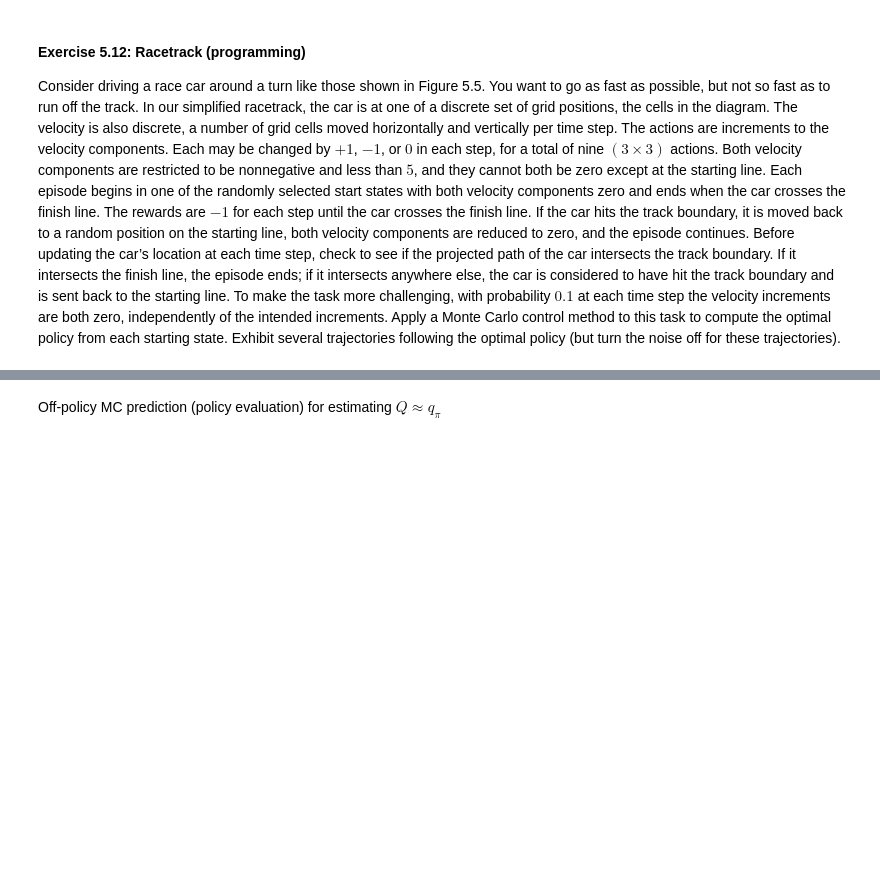
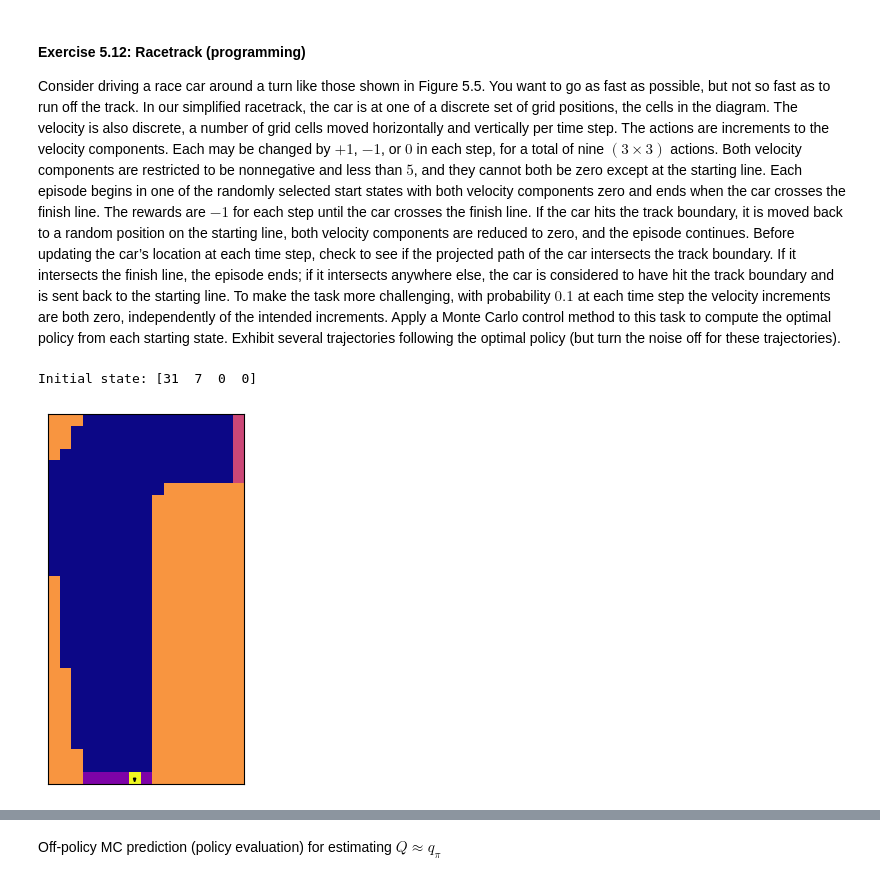
Before and after one commit to itsdaveba/rl-intro, a Jupyter notebook: chapter05/chapter05.ipynb, the cells around one changed output, grey strips where cells are left out. Cells and saved outputs as stored; diff of their text form; code cells hidden in the pictures; blank space fills up the shorter version.

```diff
--- a/chapter05/chapter05.ipynb
+++ b/chapter05/chapter05.ipynb
@@ -529,0 +568,7 @@ env.render()
+# %%
+state, _ = env.reset()
+print("Initial state:", state)
+env.render()
+# %% [output]
+Initial state: [31  7  0  0]
+[figure, added]
```
Also changed, not shown: parts of 19 cells of this notebook, 3 other files.
